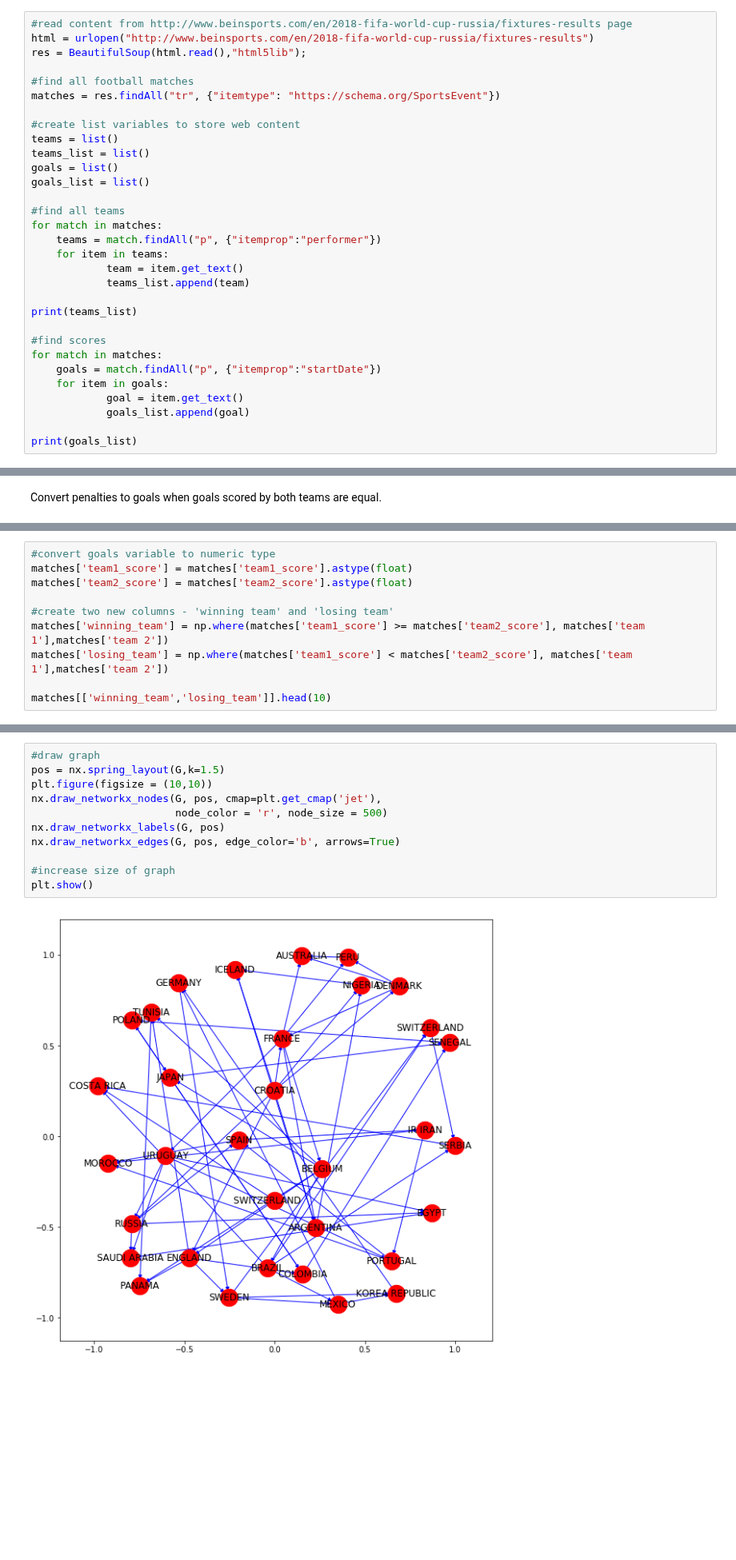
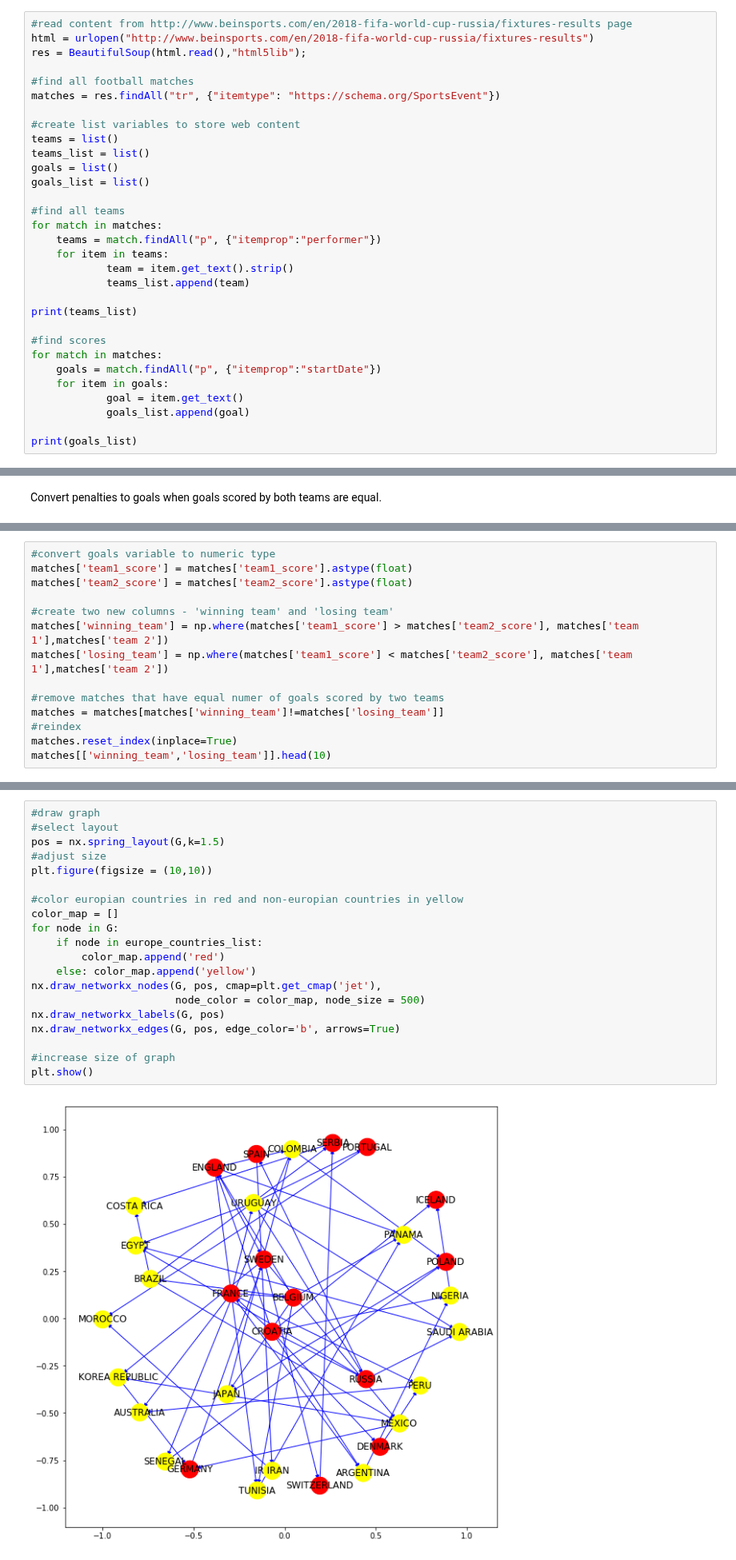
Before and after one commit to olga0503/DATA-620, a Jupyter notebook: Week_5_Assignment.ipynb, the cells around one changed output, grey strips where cells are left out. Shown at 80% size. Drawn from its saved outputs; the diff is of its cells as text; blank space fills up the shorter version.

```diff
--- a/Week_5_Assignment.ipynb
+++ b/Week_5_Assignment.ipynb
@@ -32,7 +34,7 @@ goals_list = list()
 for match in matches:
     teams = match.findAll("p", {"itemprop":"performer"})
     for item in teams:
-            team = item.get_text()
+            team = item.get_text().strip()
             teams_list.append(team)
 
 print(teams_list)
@@ -123,9 +140,13 @@ matches['team1_score'] = matches['team1_score'].astype(float)
 matches['team2_score'] = matches['team2_score'].astype(float)
 
 #create two new columns - 'winning team' and 'losing team'
-matches['winning_team'] = np.where(matches['team1_score'] >= matches['team2_score'], matches['team 1'],matches['team 2'])
+matches['winning_team'] = np.where(matches['team1_score'] > matches['team2_score'], matches['team 1'],matches['team 2'])
 matches['losing_team'] = np.where(matches['team1_score'] < matches['team2_score'], matches['team 1'],matches['team 2'])
 
+#remove matches that have equal numer of goals scored by two teams
+matches = matches[matches['winning_team']!=matches['losing_team']]
+#reindex
+matches.reset_index(inplace=True)
 matches[['winning_team','losing_team']].head(10)
 # %% [output]
 |  | winning_team | losing_team |
@@ -198,17 +219,26 @@ for index, row in matches.iterrows():
 G.add_edges_from(edges)
 # %%
 #draw graph
+#select layout
 pos = nx.spring_layout(G,k=1.5)
+#adjust size
 plt.figure(figsize = (10,10))
+
+#color europian countries in red and non-europian countries in yellow
+color_map = []
+for node in G:
+    if node in europe_countries_list:
+        color_map.append('red')
+    else: color_map.append('yellow')
 nx.draw_networkx_nodes(G, pos, cmap=plt.get_cmap('jet'),
-                       node_color = 'r', node_size = 500)
+                       node_color = color_map, node_size = 500)
 nx.draw_networkx_labels(G, pos)
 nx.draw_networkx_edges(G, pos, edge_color='b', arrows=True)
 
 #increase size of graph
 plt.show()
 # %% [output]
-[figure, old version]
+[figure, new version]
 # %% [markdown]
 ### Centrality Measures
 # %% [markdown]
```
Also changed, not shown: parts of 13 cells of this notebook.
